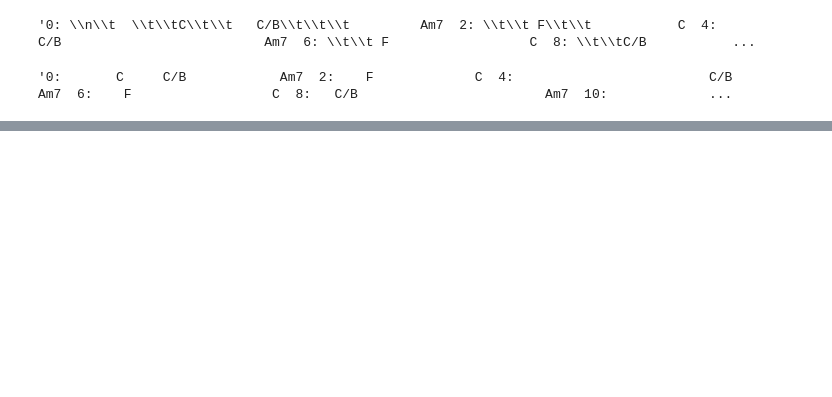
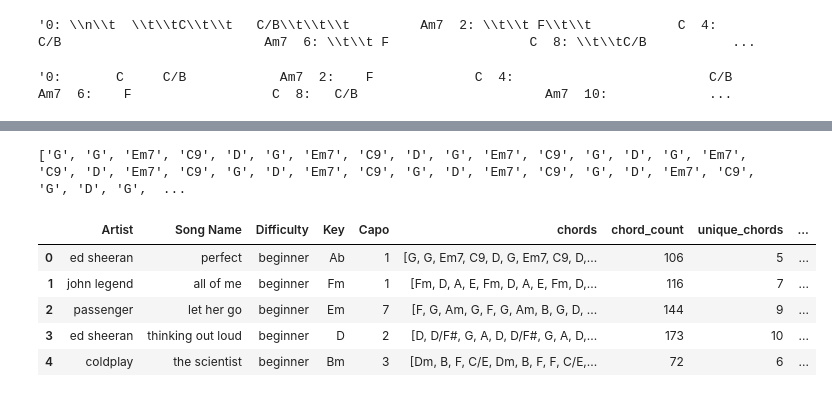
Before and after one commit to TiffanyBee/guitar_difficulty_predictor, a Jupyter notebook: 01_data_matching.ipynb, the cells around one changed output, grey strips where cells are left out. Saved outputs shown, nothing was run; the diff lists cells and outputs as text; code cells hidden in the pictures; blank space fills up the shorter version.

```diff
--- a/01_data_matching.ipynb
+++ b/01_data_matching.ipynb
@@ -377,0 +462,7 @@ combined["chords"][150]
+# %%
+# Number of complex chords: / add 5 7 9
+print(combined["chords"][0])
+combined["chords"].apply(lambda lst: sum("/" in item or "5" in item or "7" in item or "9" in item or "add" in item or "11" in item or "13" in item or "sus" in item for item in lst))
+
+combined["complex_chords_count"] = combined["chords"].apply(lambda lst: sum("/" in item or "5" in item or "7" in item or "9" in item or "add" in item or "11" in item or "13" in item or "sus" in item for item in lst))
+combined["complex_chords_count"] / combined["chord_count"]
@@ -377,0 +483,14 @@ combined["chords"][150]
+# %%
+print(combined["chords"][0])
+common_open_chords = ["C", "A", "G", "E", "D", "Am", "Em", "Dm", "A7", "B7", "C7", "D7", "E7", "G7", "Cmaj7", "Amaj7", "Dmaj7", "Am7", "Em7", "Dm7", "C9"]
+combined["barre_chords_count"] = combined["chords"].apply(lambda lst: sum(1 for chord in lst if chord not in common_open_chords))
+
+combined.head()
+# %% [output]
+['G', 'G', 'Em7', 'C9', 'D', 'G', 'Em7', 'C9', 'D', 'G', 'Em7', 'C9', 'G', 'D', 'G', 'Em7', 'C9', 'D', 'Em7', 'C9', 'G', 'D', 'Em7', 'C9', 'G', 'D', 'Em7', 'C9', 'G', 'D', 'Em7', 'C9', 'G', 'D', 'G',  ...
+|  | Artist | Song Name | Difficulty | Key | Capo | chords | chord_count | unique_chords | ... |
+| 0 | ed sheeran | perfect | beginner | Ab | 1 | [G, G, Em7, C9, D, G, Em7, C9, D,... | 106 | 5 | ... |
+| 1 | john legend | all of me | beginner | Fm | 1 | [Fm, D, A, E, Fm, D, A, E, Fm, D,... | 116 | 7 | ... |
+| 2 | passenger | let her go | beginner | Em | 7 | [F, G, Am, G, F, G, Am, B, G, D, ... | 144 | 9 | ... |
+| 3 | ed sheeran | thinking out loud | beginner | D | 2 | [D, D/F#, G, A, D, D/F#, G, A, D,... | 173 | 10 | ... |
+| 4 | coldplay | the scientist | beginner | Bm | 3 | [Dm, B, F, C/E, Dm, B, F, F, C/E,... | 72 | 6 | ... |
```
Also changed, not shown: parts of 18 cells of this notebook.
